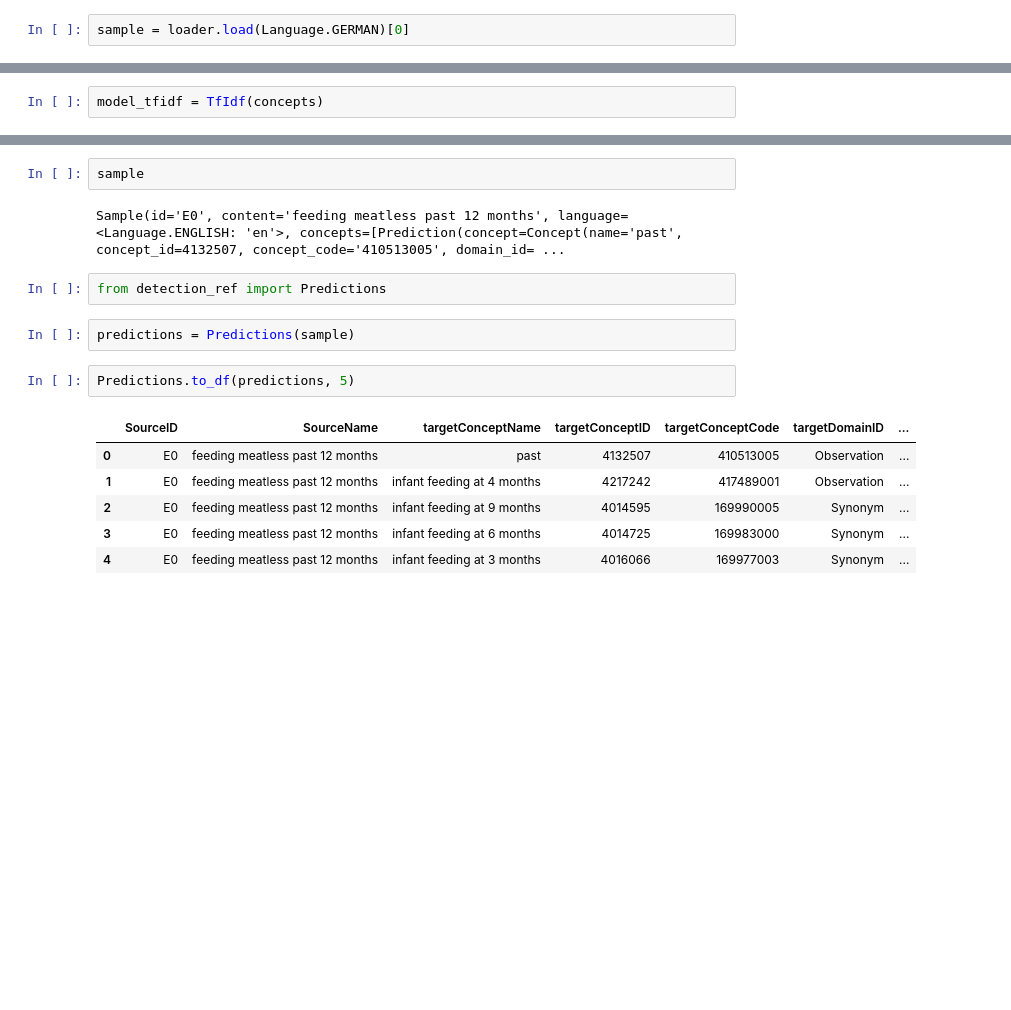
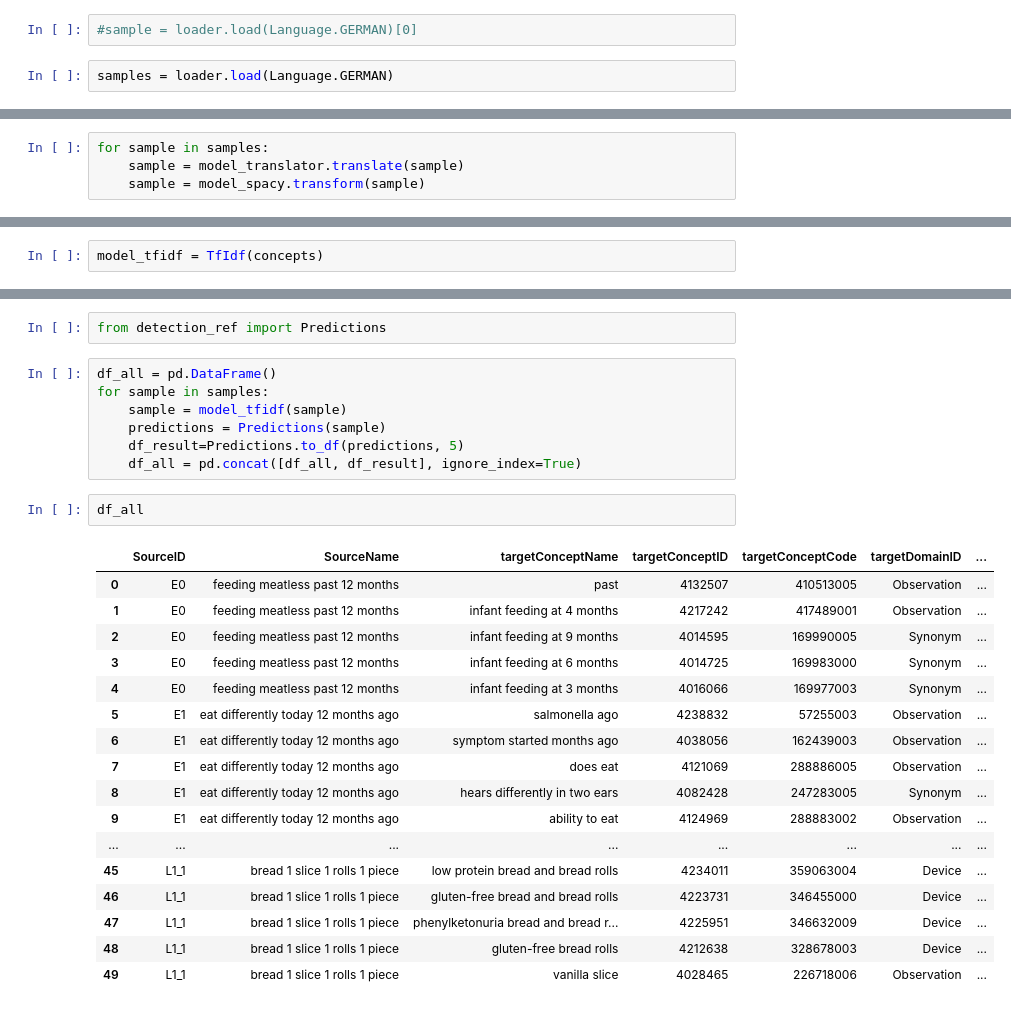
Before and after one commit to UKEIAM/de.uke.iam.automapping, a Jupyter notebook: src/automapping_ref/test_pipeline.ipynb, the cells around one changed output, grey strips where cells are left out. Cells and saved outputs as stored; diff of their text form; blank space fills up the shorter version.

```diff
--- a/src/automapping_ref/test_pipeline.ipynb
+++ b/src/automapping_ref/test_pipeline.ipynb
@@ -5,7 +5,9 @@ from language_ref import Language
 # %%
 loader=ExcelLoader("/workspaces/de.uke.iam.automapping/src/automapping/VM_Fragebögen_HCHS_10000_20210708.xlsx", 'Kurzname', 'Langname')
 # %%
-sample = loader.load(Language.GERMAN)[0]
+#sample = loader.load(Language.GERMAN)[0]
+# %%
+samples = loader.load(Language.GERMAN)
 # %%
 from translator_ref import HuggingFace
 # %%
@@ -31,3 +19,7 @@ Sample(id='E0', content='feeding meatless past 12 months', language=<Language.EN
+# %%
+for sample in samples:
+    sample = model_translator.translate(sample)
+    sample = model_spacy.transform(sample)
 # %% [markdown]
 ## Concepts
 # %%
@@ -57,17 +47,29 @@ sample = model_tfidf(sample)
-# %%
-sample
-# %% [output]
-Sample(id='E0', content='feeding meatless past 12 months', language=<Language.ENGLISH: 'en'>, concepts=[Prediction(concept=Concept(name='past', concept_id=4132507, concept_code='410513005', domain_id= ...
 # %%
 from detection_ref import Predictions
-# %%
-predictions = Predictions(sample)
-# %%
-Predictions.to_df(predictions, 5)
-# %% [output]
-|  | SourceID | SourceName | targetConceptName | targetConceptID | targetConceptCode | targetDomainID | ... |
-| 0 | E0 | feeding meatless past 12 months | past | 4132507 | 410513005 | Observation | ... |
-| 1 | E0 | feeding meatless past 12 months | infant feeding at 4 months | 4217242 | 417489001 | Observation | ... |
-| 2 | E0 | feeding meatless past 12 months | infant feeding at 9 months | 4014595 | 169990005 | Synonym | ... |
-| 3 | E0 | feeding meatless past 12 months | infant feeding at 6 months | 4014725 | 169983000 | Synonym | ... |
-| 4 | E0 | feeding meatless past 12 months | infant feeding at 3 months | 4016066 | 169977003 | Synonym | ... |
+# %%
+df_all = pd.DataFrame()
+for sample in samples:
+    sample = model_tfidf(sample)
+    predictions = Predictions(sample)
+    df_result=Predictions.to_df(predictions, 5)
+    df_all = pd.concat([df_all, df_result], ignore_index=True)
+# %%
+df_all
+# %% [output]
+|  | SourceID | SourceName | targetConceptName | targetConceptID | targetConceptCode | targetDomainID | ... |
+| 0 | E0 | feeding meatless past 12 months | past | 4132507 | 410513005 | Observation | ... |
+| 1 | E0 | feeding meatless past 12 months | infant feeding at 4 months | 4217242 | 417489001 | Observation | ... |
+| 2 | E0 | feeding meatless past 12 months | infant feeding at 9 months | 4014595 | 169990005 | Synonym | ... |
+| 3 | E0 | feeding meatless past 12 months | infant feeding at 6 months | 4014725 | 169983000 | Synonym | ... |
+| 4 | E0 | feeding meatless past 12 months | infant feeding at 3 months | 4016066 | 169977003 | Synonym | ... |
+| 5 | E1 | eat differently today 12 months ago | salmonella ago | 4238832 | 57255003 | Observation | ... |
+| 6 | E1 | eat differently today 12 months ago | symptom started months ago | 4038056 | 162439003 | Observation | ... |
+| 7 | E1 | eat differently today 12 months ago | does eat | 4121069 | 288886005 | Observation | ... |
+| 8 | E1 | eat differently today 12 months ago | hears differently in two ears | 4082428 | 247283005 | Synonym | ... |
+| 9 | E1 | eat differently today 12 months ago | ability to eat | 4124969 | 288883002 | Observation | ... |
+| ... | ... | ... | ... | ... | ... | ... | ... |
+| 45 | L1_1 | bread 1 slice 1 rolls 1 piece | low protein bread and bread rolls | 4234011 | 359063004 | Device | ... |
+| 46 | L1_1 | bread 1 slice 1 rolls 1 piece | gluten-free bread and bread rolls | 4223731 | 346455000 | Device | ... |
+| 47 | L1_1 | bread 1 slice 1 rolls 1 piece | phenylketonuria bread and bread r... | 4225951 | 346632009 | Device | ... |
+| 48 | L1_1 | bread 1 slice 1 rolls 1 piece | gluten-free bread rolls | 4212638 | 328678003 | Device | ... |
+| 49 | L1_1 | bread 1 slice 1 rolls 1 piece | vanilla slice | 4028465 | 226718006 | Observation | ... |
```
Also changed, not shown: parts of 5 cells of this notebook.
